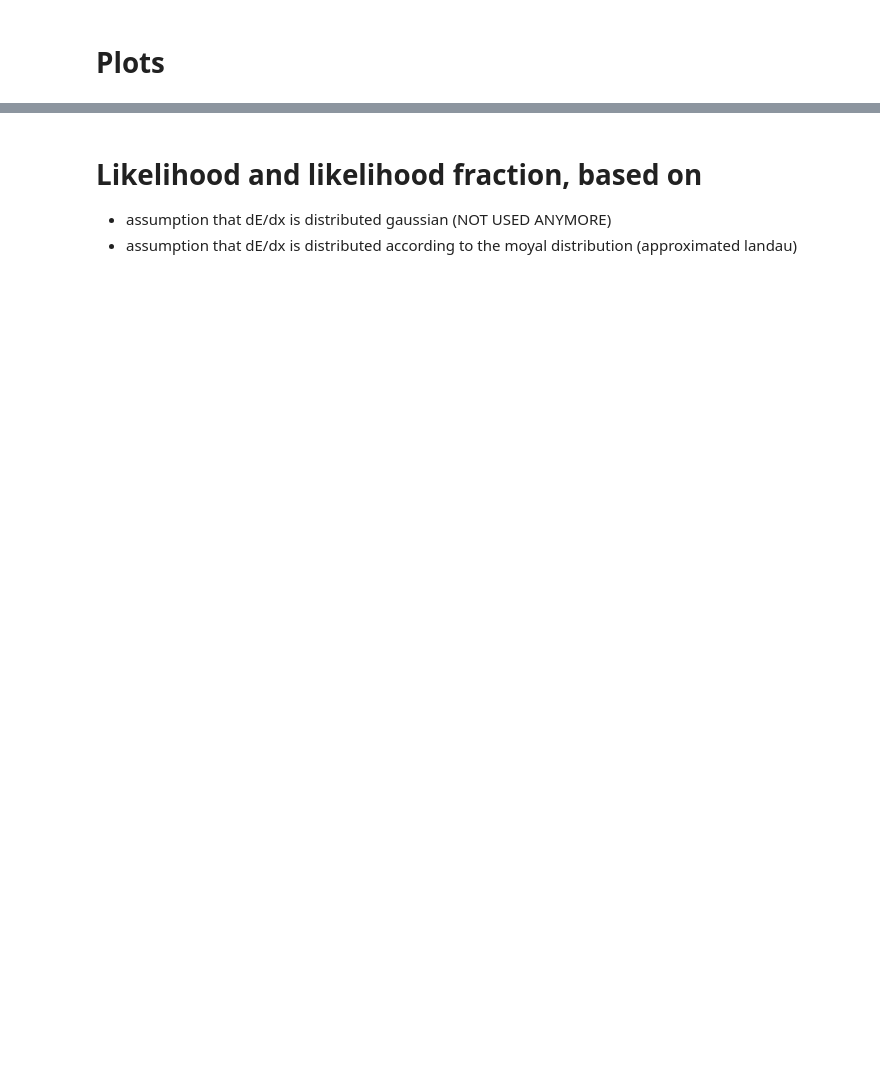
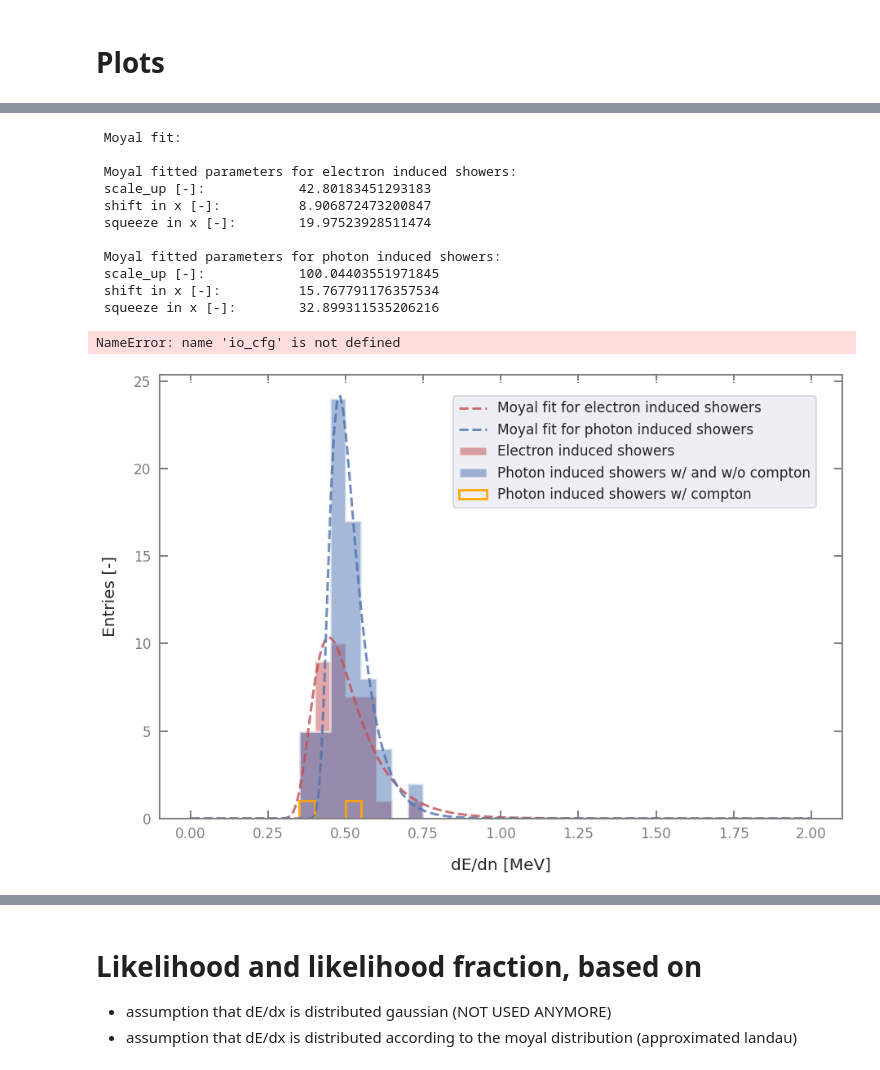
Before and after one commit to RomanMBerner/pi0_reco_jupyterNotebooks, a Jupyter notebook: e_gamma_separation/e_gamma_separation.ipynb, the cells around one changed output, grey strips where cells are left out. Saved outputs shown, nothing was run; the diff lists cells and outputs as text; code cells hidden in the pictures; blank space fills up the shorter version.

```diff
--- a/e_gamma_separation/e_gamma_separation.ipynb
+++ b/e_gamma_separation/e_gamma_separation.ipynb
@@ -1189,7 +1450,7 @@ seaborn.set_context('talk') # or paper
 
 # Define histogram range and binning
 x_min    = 0
-x_max    = 20
+x_max    = 2
 n_bins_x = 40
 x_bins = np.linspace(x_min,x_max,n_bins_x+1)
 
@@ -1229,21 +1490,21 @@ ax.tick_params(direction='in', length=10, width=2,                  # direction,
 # colors='black','0.5'
 
 # Obtain data (here: particle-wise; meaning: sum up all dE/dx values of all shells from a particle, put it to histogram, and then go to next particle)
-if len(electron_dn_dx)>0:
-    mean_electrons     = np.mean(electron_dn_dx, axis=1)
-if len(photon_dn_dx)>0:
-    mean_photons       = np.mean(photon_dn_dx, axis=1)
-if len(compton_dn_dx)>0:
-    mean_comptons       = np.mean(compton_dn_dx, axis=1)
+if len(electron_dE_dn)>0:
+    mean_electrons     = np.nanmean(electron_dE_dn, axis=1)
+if len(photon_dE_dn)>0:
+    mean_photons       = np.nanmean(photon_dE_dn, axis=1)
+if len(compton_dE_dn)>0:
+    mean_comptons       = np.nanmean(compton_dE_dn, axis=1)
 
 # Plot
-if len(electron_dn_dx)>0:
+if len(electron_dE_dn)>0:
     entries0, bin_edges0, patches0 = plt.hist([mean_electrons], label='Electron induced showers',\
                                               bins=n_bins_x, range=[x_min,x_max], histtype='stepfilled', color='r', stacked=False, linewidth=3, alpha=0.5)
-if len(photon_dn_dx)>0:
+if len(photon_dE_dn)>0:
     entries1, bin_edges1, patches1 = plt.hist([mean_photons],   label='Photon induced showers w/ and w/o compton',\
                                               bins=n_bins_x, range=[x_min,x_max], histtype='stepfilled', color='b', stacked=False, linewidth=3, alpha=0.5)
-if len(compton_dn_dx)>0:
+if len(compton_dE_dn)>0:
     entries2, bin_edges2, patches2 = plt.hist([mean_comptons],  label='Photon induced showers w/ compton',\
                                               bins=n_bins_x, range=[x_min,x_max], histtype='step', color='orange',       stacked=False, linewidth=3, alpha=0.9)
 
@@ -1255,28 +1516,28 @@ def moyal(x, scale_up, shift, squeeze_x):
     return scale_up * 1./(np.sqrt(2.*np.pi)) * np.exp(-0.5*((squeeze_x*x-shift)+np.exp(-(squeeze_x*x-shift))))
 
 print(' Moyal fit: ')
-popt_moyal_0_dn_dx, pcov_moyal_0_dn_dx = curve_fit(moyal, bin_middles, entries0)
+popt_moyal_0_dE_dn, pcov_moyal_0_dE_dn = curve_fit(moyal, bin_middles, entries0)
 print(' \n Moyal fitted parameters for electron induced showers: ',
-      ' \n scale_up [-]:     \t ', popt_moyal_0_dn_dx[0],
-      ' \n shift in x [-]:   \t ', popt_moyal_0_dn_dx[1],
-      ' \n squeeze in x [-]: \t ', popt_moyal_0_dn_dx[2])
-popt_moyal_1_dn_dx, pcov_moyal_1_dn_dx = curve_fit(moyal, bin_middles, entries1)
+      ' \n scale_up [-]:     \t ', popt_moyal_0_dE_dn[0],
+      ' \n shift in x [-]:   \t ', popt_moyal_0_dE_dn[1],
+      ' \n squeeze in x [-]: \t ', popt_moyal_0_dE_dn[2])
+popt_moyal_1_dE_dn, pcov_moyal_1_dE_dn = curve_fit(moyal, bin_middles, entries1)
 print(' \n Moyal fitted parameters for photon induced showers: ',
-      ' \n scale_up [-]:     \t ', popt_moyal_1_dn_dx[0],
-      ' \n shift in x [-]:   \t ', popt_moyal_1_dn_dx[1],
-      ' \n squeeze in x [-]: \t ', popt_moyal_1_dn_dx[2])
+      ' \n scale_up [-]:     \t ', popt_moyal_1_dE_dn[0],
+      ' \n shift in x [-]:   \t ', popt_moyal_1_dE_dn[1],
+      ' \n squeeze in x [-]: \t ', popt_moyal_1_dE_dn[2])
 
 # Fit for every bin a single point
 x0_points = bin_middles
 x1_points = bin_middles
-y0_moyal_points = moyal(x0_points, popt_moyal_0_dn_dx[0], popt_moyal_0_dn_dx[1], popt_moyal_0_dn_dx[2])
-y1_moyal_points = moyal(x1_points, popt_moyal_1_dn_dx[0], popt_moyal_1_dn_dx[1], popt_moyal_1_dn_dx[2])
+y0_moyal_points = moyal(x0_points, popt_moyal_0_dE_dn[0], popt_moyal_0_dE_dn[1], popt_moyal_0_dE_dn[2])
+y1_moyal_points = moyal(x1_points, popt_moyal_1_dE_dn[0], popt_moyal_1_dE_dn[1], popt_moyal_1_dE_dn[2])
 
 # Fit an 'interpolated' line
 x0_fine = np.linspace(x_min,x_max,200)
 x1_fine = np.linspace(x_min,x_max,200)
-y0_moyal_fine = moyal(x0_fine, popt_moyal_0_dn_dx[0], popt_moyal_0_dn_dx[1], popt_moyal_0_dn_dx[2])
-y1_moyal_fine = moyal(x1_fine, popt_moyal_1_dn_dx[0], popt_moyal_1_dn_dx[1], popt_moyal_1_dn_dx[2])
+y0_moyal_fine = moyal(x0_fine, popt_moyal_0_dE_dn[0], popt_moyal_0_dE_dn[1], popt_moyal_0_dE_dn[2])
+y1_moyal_fine = moyal(x1_fine, popt_moyal_1_dE_dn[0], popt_moyal_1_dE_dn[1], popt_moyal_1_dE_dn[2])
 
 # Plot points
 plt.plot(x0_fine, y0_moyal_fine, linestyle='--', color='r', marker='', label='Moyal fit for electron induced showers', linewidth=3, alpha=0.8)
@@ -1287,39 +1548,53 @@ plt.plot(x1_fine, y1_moyal_fine, linestyle='--', color='b', marker='', label='Mo
 plt.legend(loc=[0.43,0.7], prop={'size': 17}) # loc='upper right'
 
 # Axis labels
-plt.xlabel('dn/dx [MeV/cm]', fontsize=20, labelpad=20)
+plt.xlabel('dE/dn [MeV]', fontsize=20, labelpad=20)
 plt.ylabel('Entries [-]', fontsize=20, labelpad=20)
 
 #plt.ylim(bottom=0, top=20)
 
 #plt.yscale('log') # linear, log
 #plt.yscale('symlog', linthreshy=1)
 #plt.axvline(134.9770, color='r', linestyle='dashed', linewidth=2, label='Literature value for $\pi^0$ mass')
 
 # Get file name
 start_index = io_cfg.find('data_keys:') + 10
 end_index = io_cfg.find('limit_num_files:')
 words = io_cfg[start_index:end_index].split('.root')
 for i in range(len(words)):
     #print(words[i])
     if words[i].find('#')>0:
         continue
     else:
         start_index = words[i].find('data/')
         file_name = words[i][start_index+5:]
         break
 print(' \n filename: ', file_name)
 
 # Save figure
 #fig_name = '0' + folder + '_pi0_mass_peak.png'
-fig_name = 'dn_dx_' +\
+fig_name = 'dE_dn_' +\
             str(n_shells) + '_shells_' +\
             'of_thickness_' + str(int(delta_r)) + 'px_' +\
             str(data_size) + '_events_' +\
             'from_file_' + file_name + '_root.png'
 print(' fig_name: ', fig_name)
 
 plt.savefig('plots/'+fig_name, dpi=400) # bbox_inches='tight'
+# %% [output]
+ Moyal fit:
+
+ Moyal fitted parameters for electron induced showers:
+ scale_up [-]:            42.80183451293183
+ shift in x [-]:          8.906872473200847
+ squeeze in x [-]:        19.97523928511474
+
+ Moyal fitted parameters for photon induced showers:
+ scale_up [-]:            100.04403551971845
+ shift in x [-]:          15.767791176357534
+ squeeze in x [-]:        32.899311535206216
+NameError: name 'io_cfg' is not defined
+[figure, added]
 # %%
 import pandas as pd
 import seaborn
```
Also changed, not shown: parts of 18 cells of this notebook, 50 other files.
